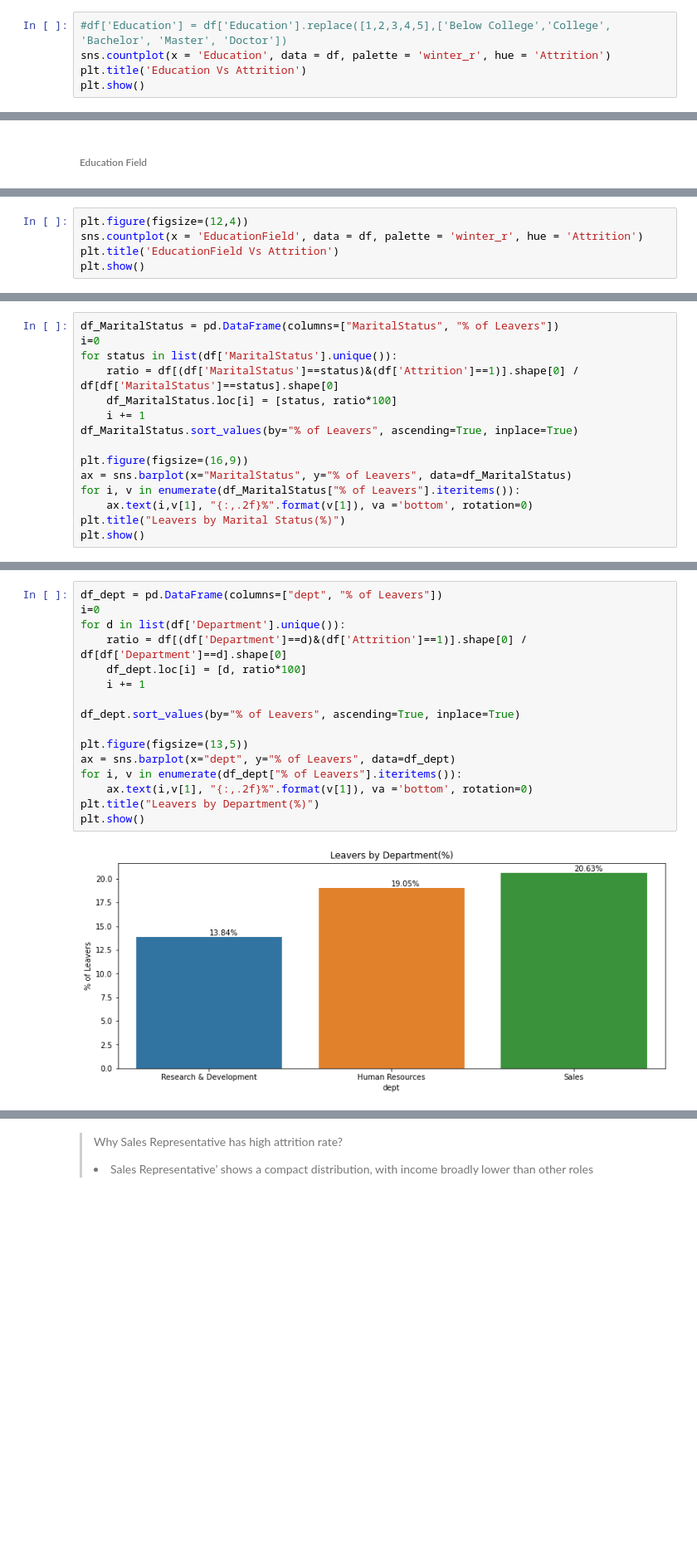
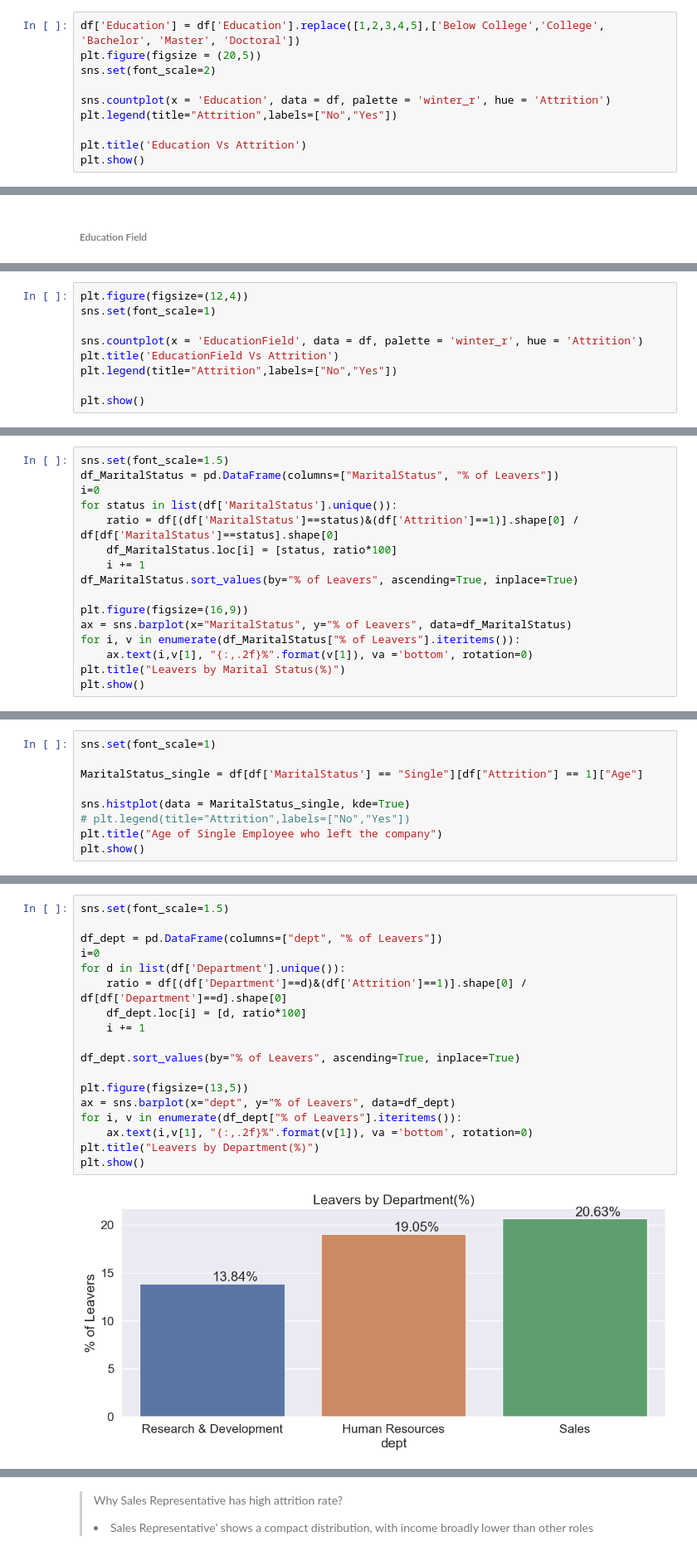
Before and after one commit to evelynpehty/Predicting-the-Risk-of-Employee-Attrition-, a Jupyter notebook: Project - Exploratory Data Analysis.ipynb, the cells around one changed output, grey strips where cells are left out. Shown at 83% size. Saved outputs shown, nothing was run; the diff lists cells and outputs as text; blank space fills up the shorter version.

```diff
--- a/Project - Exploratory Data Analysis.ipynb
+++ b/Project - Exploratory Data Analysis.ipynb
@@ -253,6 +385,11 @@ plt.show()
 # %%
-#df['Education'] = df['Education'].replace([1,2,3,4,5],['Below College','College', 'Bachelor', 'Master', 'Doctor'])
+df['Education'] = df['Education'].replace([1,2,3,4,5],['Below College','College', 'Bachelor', 'Master', 'Doctoral'])
+plt.figure(figsize = (20,5))
+sns.set(font_scale=2)
+
 sns.countplot(x = 'Education', data = df, palette = 'winter_r', hue = 'Attrition')
+plt.legend(title="Attrition",labels=["No","Yes"])
+
 plt.title('Education Vs Attrition')
 plt.show()
 # %% [output]
@@ -264,6 +434,10 @@ plt.show()
 # %%
 plt.figure(figsize=(12,4))
+sns.set(font_scale=1)
+
 sns.countplot(x = 'EducationField', data = df, palette = 'winter_r', hue = 'Attrition')
 plt.title('EducationField Vs Attrition')
+plt.legend(title="Attrition",labels=["No","Yes"])
+
 plt.show()
 # %% [output]
@@ -274,4 +448,5 @@ plt.show()
 # %%
+sns.set(font_scale=1.5)
 df_MaritalStatus = pd.DataFrame(columns=["MaritalStatus", "% of Leavers"])
 i=0
 for status in list(df['MaritalStatus'].unique()):
@@ -290,0 +466,9 @@ plt.show()
+# %%
+sns.set(font_scale=1)
+
+MaritalStatus_single = df[df['MaritalStatus'] == "Single"][df["Attrition"] == 1]["Age"]
+
+sns.histplot(data = MaritalStatus_single, kde=True)
+# plt.legend(title="Attrition",labels=["No","Yes"])
+plt.title("Age of Single Employee who left the company")
+plt.show()
@@ -294,18 +482,20 @@ plt.show()
 # %%
+sns.set(font_scale=1.5)
+
 df_dept = pd.DataFrame(columns=["dept", "% of Leavers"])
 i=0
 for d in list(df['Department'].unique()):
     ratio = df[(df['Department']==d)&(df['Attrition']==1)].shape[0] / df[df['Department']==d].shape[0]
     df_dept.loc[i] = [d, ratio*100]
     i += 1
 
 df_dept.sort_values(by="% of Leavers", ascending=True, inplace=True)
 
 plt.figure(figsize=(13,5))
 ax = sns.barplot(x="dept", y="% of Leavers", data=df_dept)
 for i, v in enumerate(df_dept["% of Leavers"].iteritems()):
     ax.text(i,v[1], "{:,.2f}%".format(v[1]), va ='bottom', rotation=0)
 plt.title("Leavers by Department(%)")
 plt.show()
 # %% [output]
-[figure, old version]
+[figure, new version]
```
Also changed, not shown: parts of 56 cells of this notebook, 1 other file.
